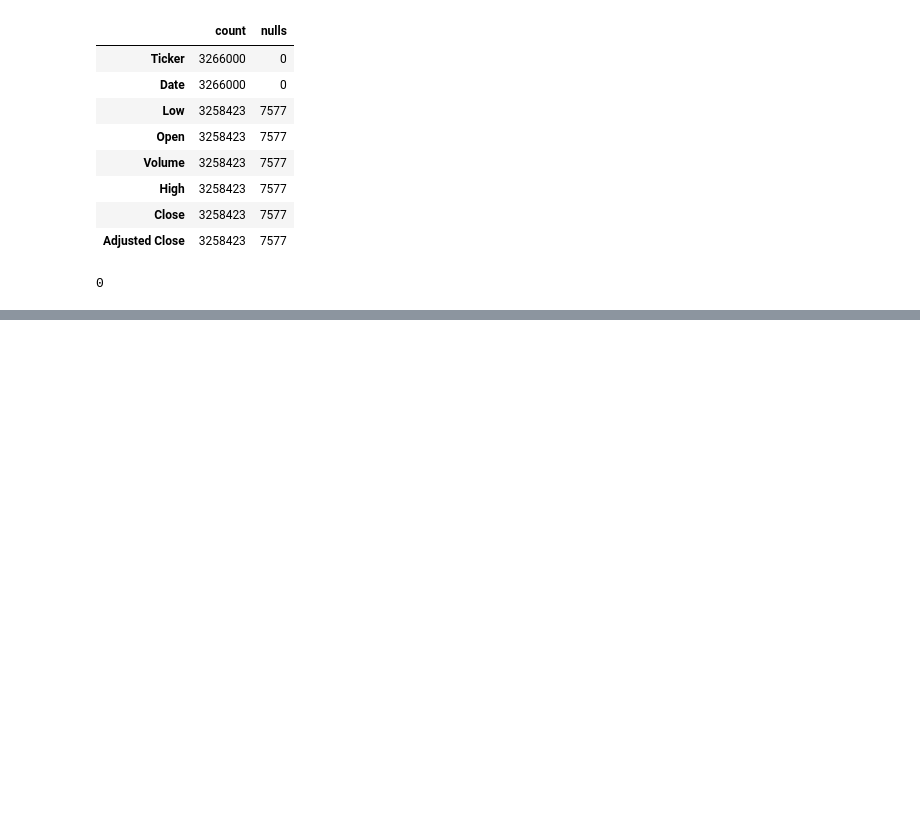
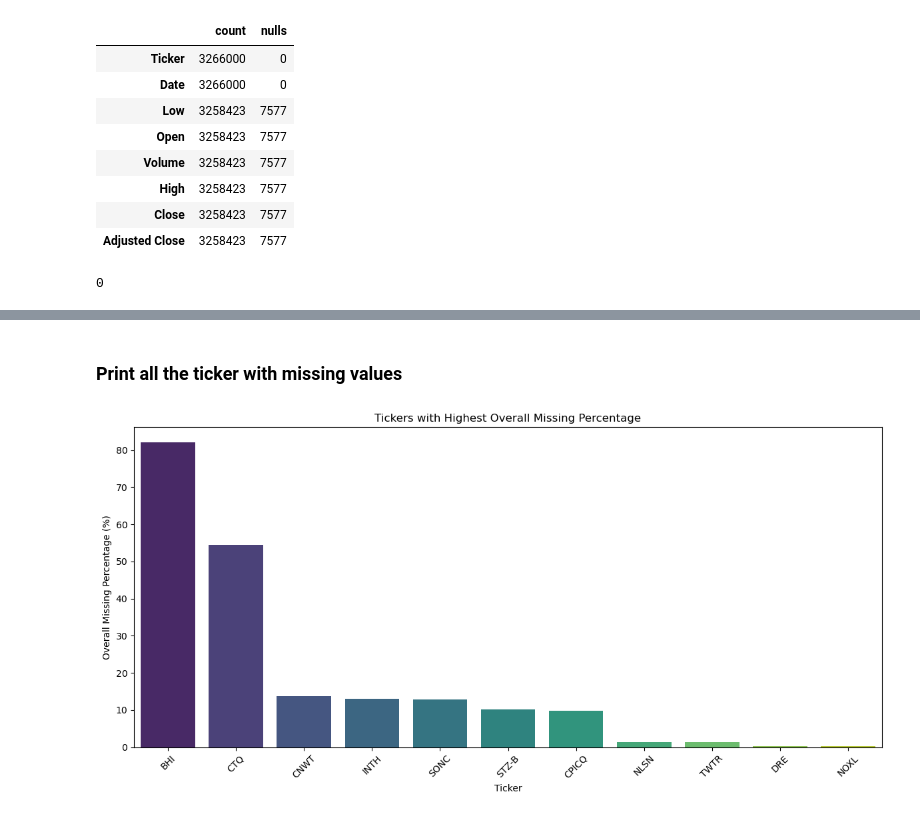
Before and after one commit to nicola-cecere/Stock_Market_TS_Prediction, a Jupyter notebook: dataAnalysis.ipynb, the cells around one changed output, grey strips where cells are left out. Drawn from its saved outputs; the diff is of its cells as text; code cells hidden in the pictures; blank space fills up the shorter version.

Commit message:
Added data analysis of the dataset
insight about the dataset

```diff
--- a/dataAnalysis.ipynb
+++ b/dataAnalysis.ipynb
@@ -97,0 +122,22 @@ ZTS          0     0    0     0       0     0      0               0
+# %% [markdown]
+### Print all the ticker with missing values
+# %%
+import matplotlib.dates as mdates
+import seaborn as sn
+missing = pd.read_csv("data/sp500/missing_values.csv")
+# Select the top tickers with the highest 'Overall Missing Percentage'
+tot_missing = missing.dropna(subset=['Overall Missing Percentage'])\
+                        .drop_duplicates(subset=['Ticker'])\
+                        .nlargest(11, 'Overall Missing Percentage')
+
+# Plot
+plt.figure(figsize=(12, 6))
+sn.barplot(data=tot_missing, x='Ticker', y='Overall Missing Percentage', palette='viridis')
+plt.title('Tickers with Highest Overall Missing Percentage')
+plt.ylabel('Overall Missing Percentage (%)')
+plt.xlabel('Ticker')
+plt.xticks(rotation=45)
+plt.tight_layout()
+plt.show()
+# %% [output]
+[figure, added]
```
Also changed, not shown: parts of 14 cells of this notebook, 2 other files.
